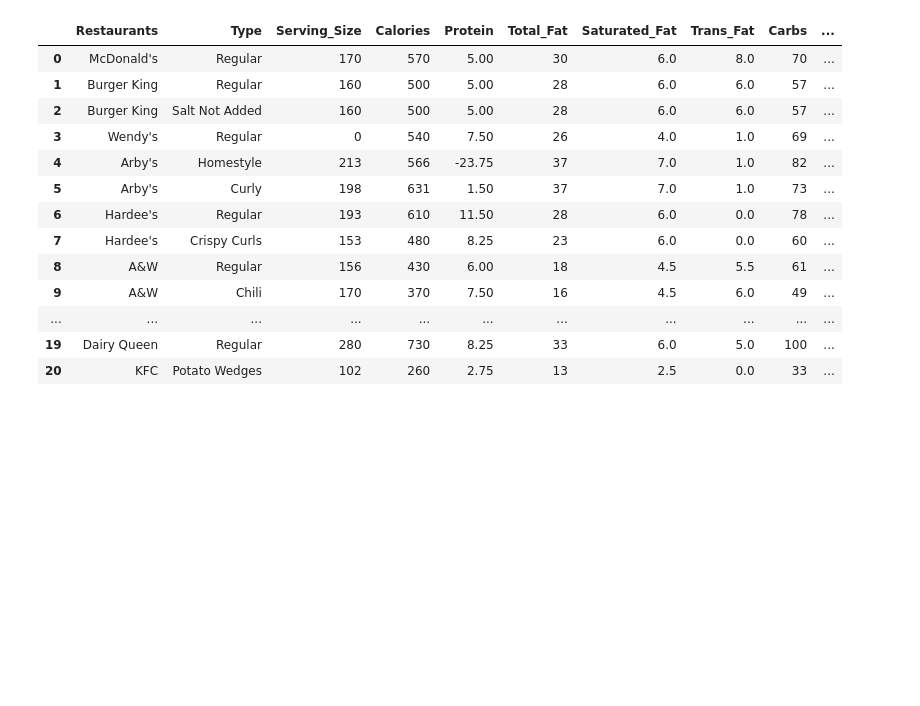
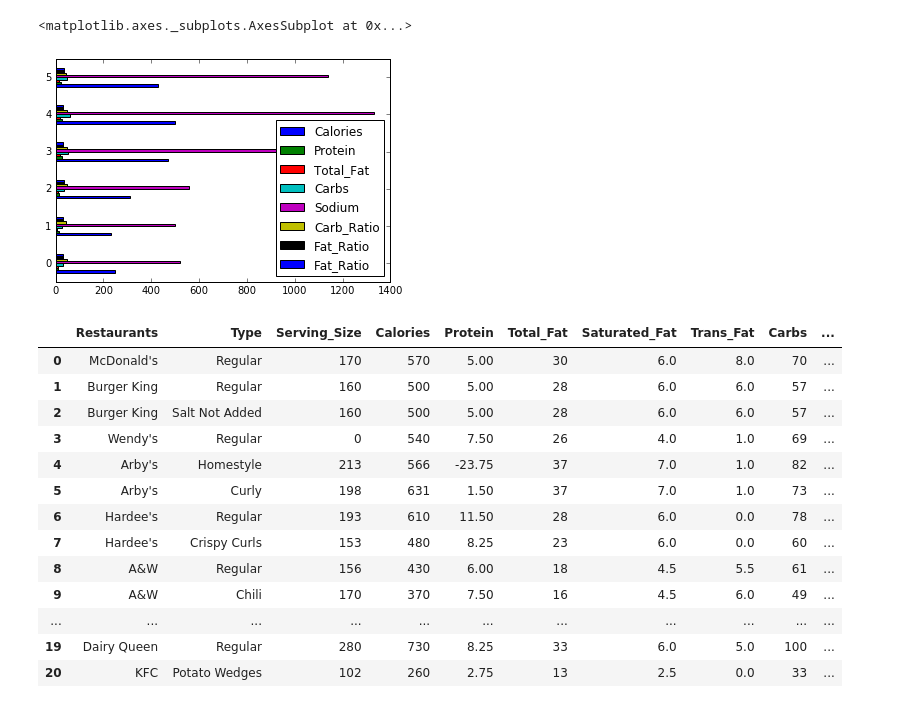
Before and after one commit to mauricecox/Final-Project, a Jupyter notebook: Final Project.ipynb, the cells around one changed output. Saved outputs shown, nothing was run; the diff lists cells and outputs as text; code cells hidden in the pictures; blank space fills up the shorter version.

```diff
--- a/Final Project.ipynb
+++ b/Final Project.ipynb
@@ -226,0 +235,36 @@ Pizza_Large14 = extra_columns(Pizza_Large14)
+# %%
+def parse_series(series):
+    results = []
+    columns = []
+    for index, row in series.iterrows():
+        if row['Protein_Ratio'] < 25:
+            if row['Fat_Ratio'] < 35:
+                if row['Carb_Ratio'] < 50:
+                    results.append((row['Restaurants'],
+                                   row['Type'],
+                                   #row['Serving_Size'],
+                                   row['Calories'],
+                                   row['Protein'],
+                                   row['Total_Fat'],
+                                   #row['Saturated_Fat'],
+                                   #row['Trans_Fat'],
+                                   row['Carbs'],
+                                   row['Sodium'],
+                                   row['Carb_Ratio'],
+                                   row['Fat_Ratio'],
+                                   row['Fat_Ratio']))
+    table_catgs = ['Restaurants',
+                   'Type',
+                   #'Serving_Size',
+                   'Calories',
+                   'Protein',
+                   'Total_Fat',
+                   #'Saturated_Fat',
+                   #'Trans_Fat',
+                   'Carbs',
+                   'Sodium',
+                   'Carb_Ratio',
+                   'Fat_Ratio',
+                   'Fat_Ratio']
+    results = pd.DataFrame(results, columns = table_catgs )
+    return results
@@ -226,0 +274,3 @@ Pizza_Large14 = extra_columns(Pizza_Large14)
+# %%
+df = pd.concat([Hamburgers, Sandwiches_Hamburger, Chicken_Pieces, Chicken_Sandwiches, Bkfst_Sandwiches, Pizza_Large14])
+df
@@ -226,0 +299,3 @@ Pizza_Large14 = extra_columns(Pizza_Large14)
+# %%
+FoodResult = parse_series(df)
+FoodResult
@@ -227,3 +310,8 @@ Pizza_Large14 = extra_columns(Pizza_Large14)
+# %%
+FoodResult.plot(kind='barh')
+# %% [output]
+<matplotlib.axes._subplots.AxesSubplot at 0x...>
+[figure, added]
 # %%
 Fries
 # %% [output]
```
Also changed, not shown: parts of 18 cells of this notebook.
